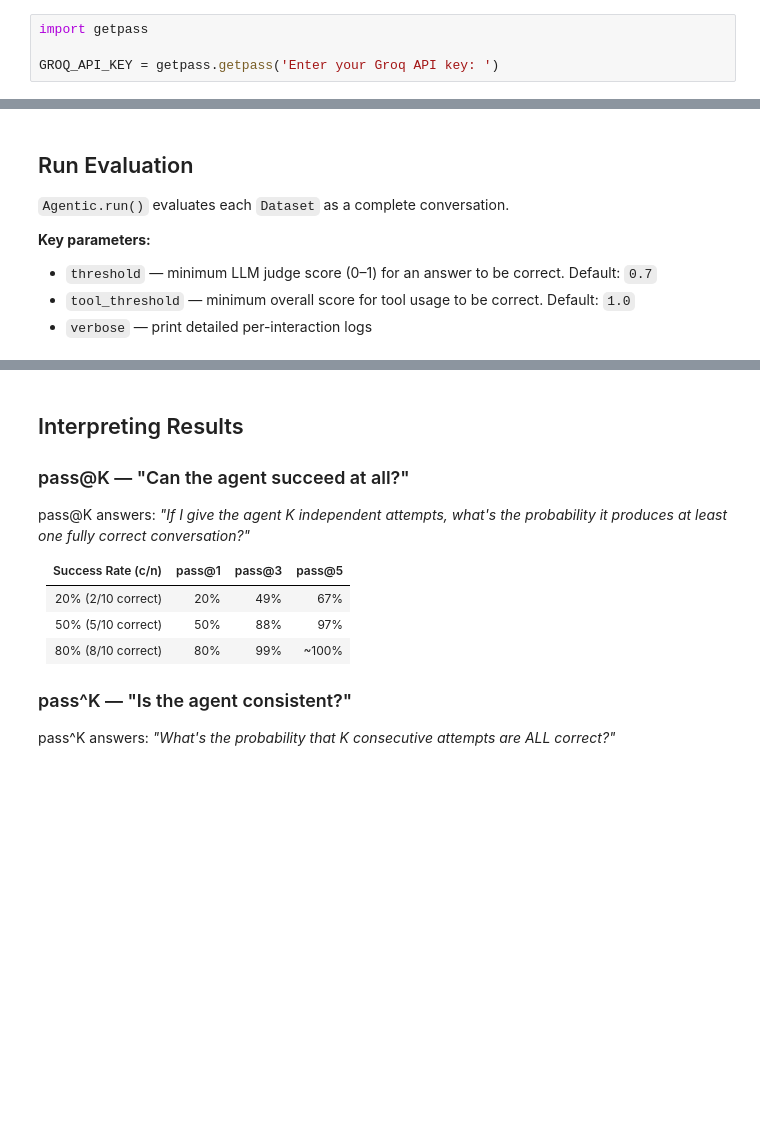
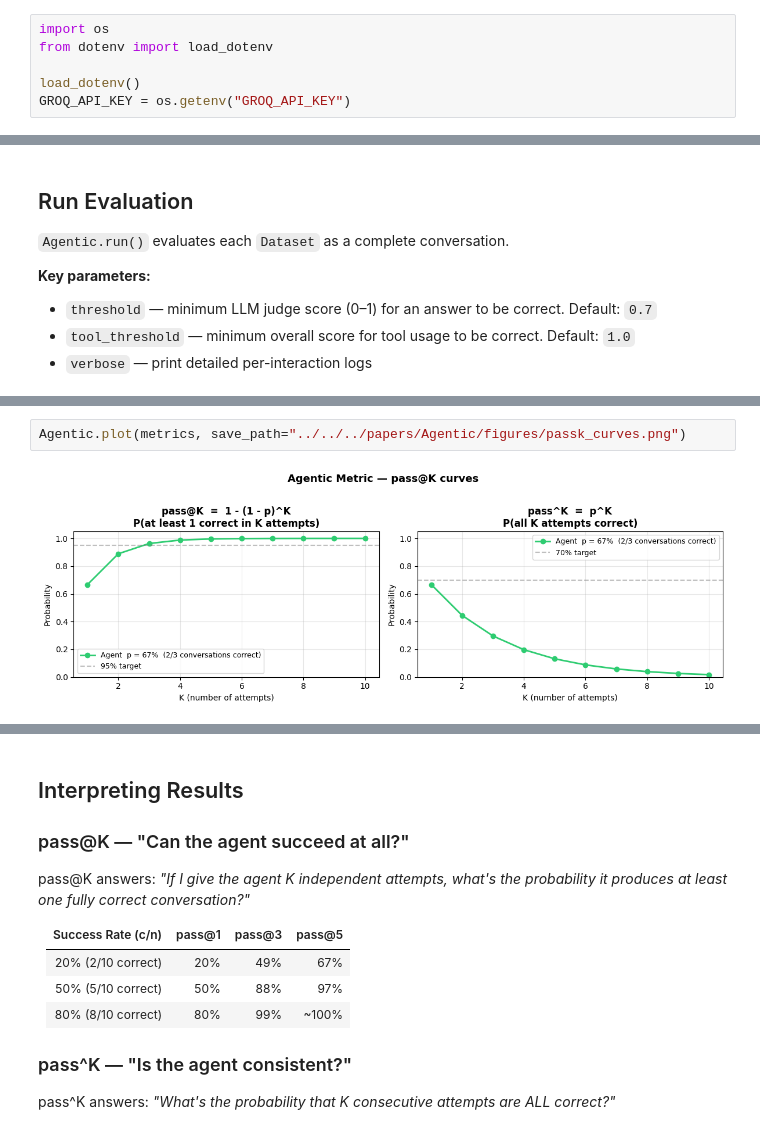
Before and after one commit to Alquimia-ai/fair-forge, a Jupyter notebook: examples/agentic/jupyter/agentic.ipynb, the cells around one changed output, grey strips where cells are left out. Saved outputs shown, nothing was run; the diff lists cells and outputs as text; blank space fills up the shorter version.

```diff
--- a/examples/agentic/jupyter/agentic.ipynb
+++ b/examples/agentic/jupyter/agentic.ipynb
@@ -51,7 +53,9 @@ This example uses [Groq](https://console.groq.com) — a fast, free LLM API. Cre
 # %%
-import getpass
+import os
+from dotenv import load_dotenv
 
-GROQ_API_KEY = getpass.getpass('Enter your Groq API key: ')
+load_dotenv()
+GROQ_API_KEY = os.getenv("GROQ_API_KEY")
 # %% [markdown]
 ## Dataset Format
 
@@ -330,0 +197,4 @@ plt.show()
+# %%
+Agentic.plot(metrics, save_path="../../../papers/Agentic/figures/passk_curves.png")
+# %% [output]
+[figure, added]
```
Also changed, not shown: parts of 16 cells of this notebook, 3 other files.
